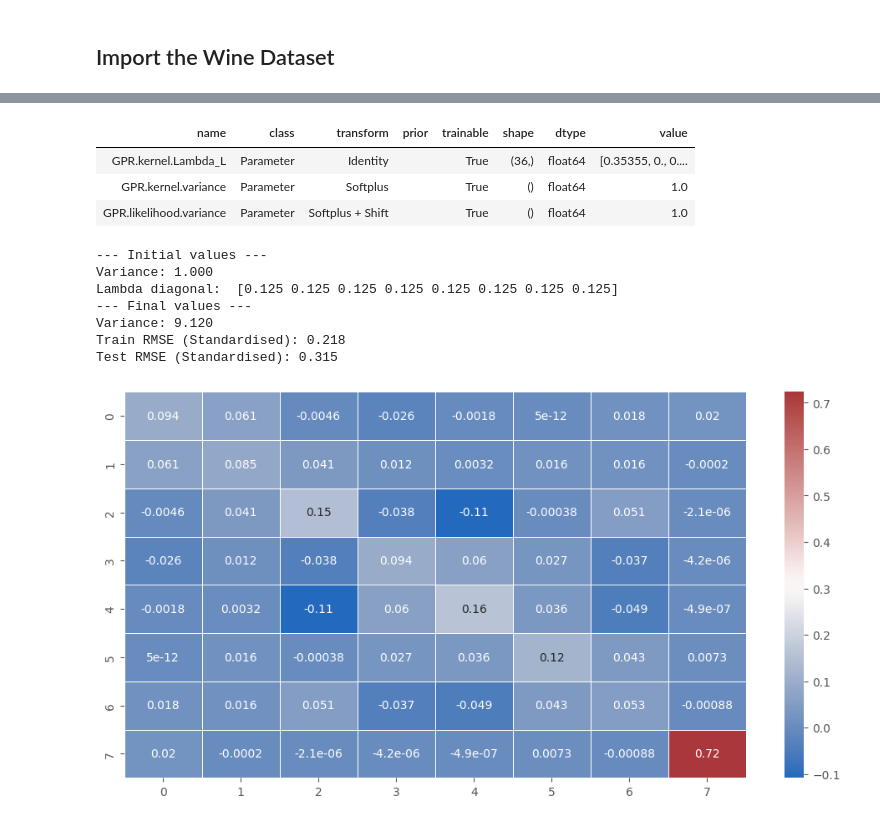
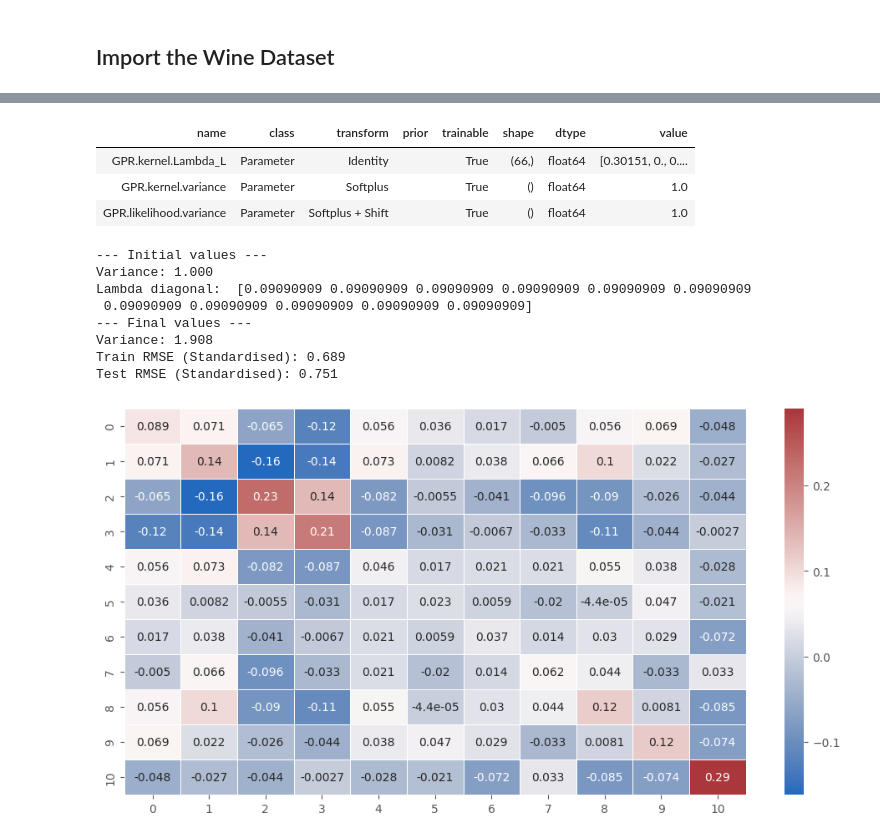
Before and after one commit to mattyred/BSGP_Automatic_Independence_Determination, a Jupyter notebook: LambdaRBFKernel/WineQuality.ipynb, the cells around one changed output, grey strips where cells are left out. Drawn from its saved outputs; the diff is of its cells as text; code cells hidden in the pictures.

Commit message:
done tests on wine

```diff
--- a/LambdaRBFKernel/WineQuality.ipynb
+++ b/LambdaRBFKernel/WineQuality.ipynb
@@ -52,7 +52,7 @@ def csv_to_pth(name, csv_path, pth_path):
     return input_cols, output_cols
 input_cols, output_cols = csv_to_pth("wine", "data/winequality-red.csv", "data/")
 # %%
-X_train, Y_train,  X_test, Y_test, Y_train_mean, Y_train_std = create_dataset('concrete', 42)
+X_train, Y_train,  X_test, Y_test, Y_train_mean, Y_train_std = create_dataset('wine', 42)
 D = X_train.shape[1]
 # %%
 model_GPR_LRBF, _ = train_GPR_LRBF_model(X_train=X_train, Y_train=Y_train, prior=None, iprint=True)
@@ -96,18 +97,19 @@ Test RMSE (Standardised): 0.331
 # %%
-model_GPR_LRBF_reg, _ = train_GPR_LRBF_model(X_train=X_train, Y_train=Y_train, reg=10, prior=None, iprint=True)
+model_GPR_LRBF_reg, _ = train_GPR_LRBF_model(X_train=X_train, Y_train=Y_train, reg=0.1, prior=None, iprint=True)
 train_rmse_stan, test_rmse_stan = measure_rmse(model_GPR_LRBF_reg, X_train, Y_train, X_test, Y_test)
 print('Train RMSE (Standardised): %.3f'%(train_rmse_stan))
 print('Test RMSE (Standardised): %.3f'%(test_rmse_stan))
 # %% [output]
 | name | class | transform | prior | trainable | shape | dtype | value |
-| GPR.kernel.Lambda_L | Parameter | Identity |  | True | (36,) | float64 | [0.35355, 0., 0.... |
+| GPR.kernel.Lambda_L | Parameter | Identity |  | True | (66,) | float64 | [0.30151, 0., 0.... |
 | GPR.kernel.variance | Parameter | Softplus |  | True | () | float64 | 1.0 |
 | GPR.likelihood.variance | Parameter | Softplus + Shift |  | True | () | float64 | 1.0 |
 --- Initial values ---
 Variance: 1.000
-Lambda diagonal:  [0.125 0.125 0.125 0.125 0.125 0.125 0.125 0.125]
+Lambda diagonal:  [0.09090909 0.09090909 0.09090909 0.09090909 0.09090909 0.09090909
+ 0.09090909 0.09090909 0.09090909 0.09090909 0.09090909]
 --- Final values ---
-Variance: 9.120
-Train RMSE (Standardised): 0.218
-Test RMSE (Standardised): 0.315
+Variance: 1.908
+Train RMSE (Standardised): 0.689
+Test RMSE (Standardised): 0.751
-[figure, old version]
+[figure, new version]
```
Also changed, not shown: parts of 2 cells of this notebook, 1 other file.
